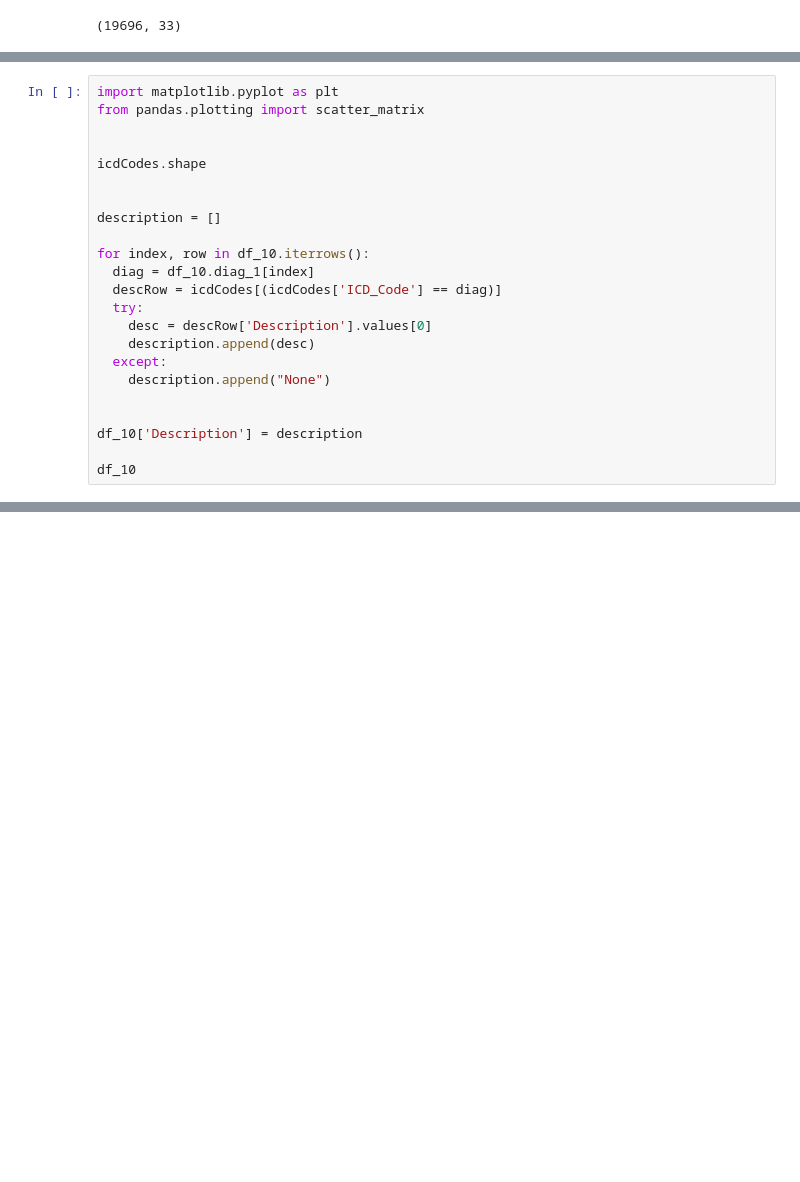
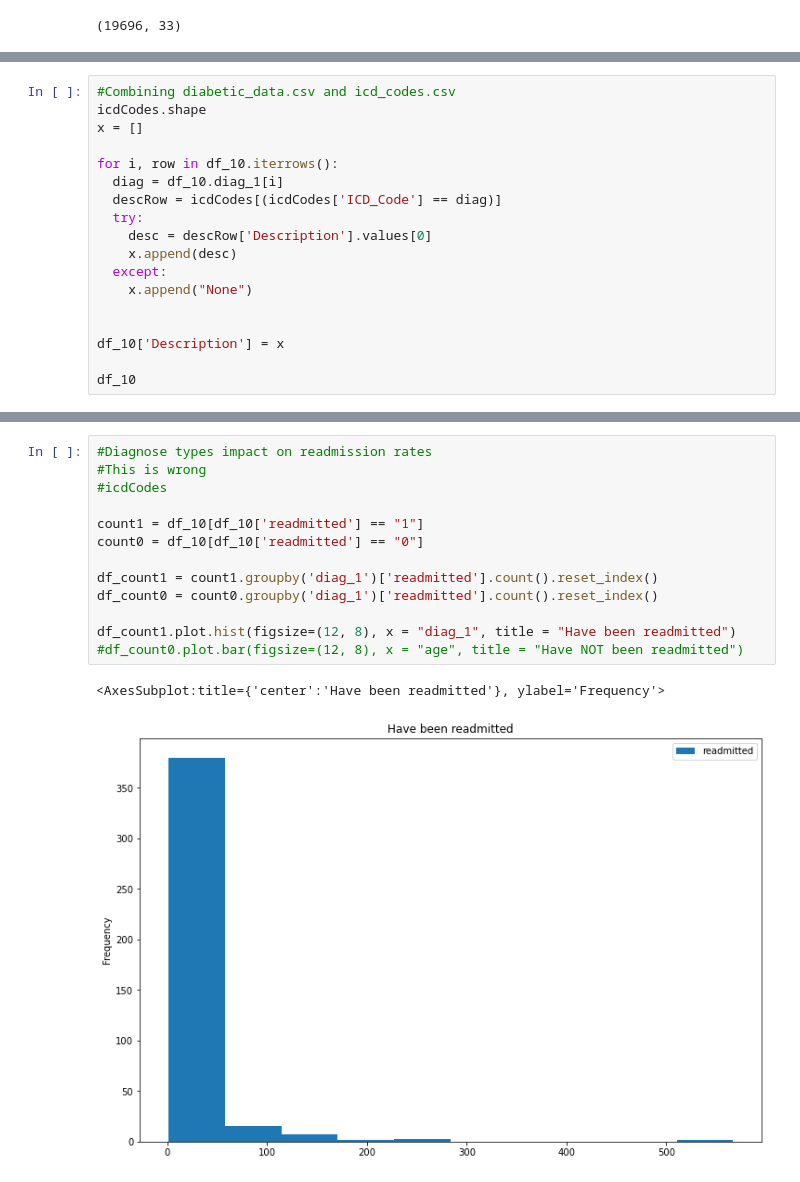
Before and after one commit to sufyaans/bigdata_cw2, a Jupyter notebook: 193_solution.ipynb, the cells around one changed output, grey strips where cells are left out. Drawn from its saved outputs; the diff is of its cells as text; blank space fills up the shorter version.

Commit message:
working on diagnose types impact graph

```diff
--- a/193_solution.ipynb
+++ b/193_solution.ipynb
@@ -363,24 +340,19 @@ grouped
 # %%
-import matplotlib.pyplot as plt
-from pandas.plotting import scatter_matrix
+#Combining diabetic_data.csv and icd_codes.csv
+icdCodes.shape
+x = []
 
-
-icdCodes.shape
-
-
-description = []
-
-for index, row in df_10.iterrows():
-  diag = df_10.diag_1[index]
+for i, row in df_10.iterrows():
+  diag = df_10.diag_1[i]
   descRow = icdCodes[(icdCodes['ICD_Code'] == diag)]
   try:
     desc = descRow['Description'].values[0]
-    description.append(desc)
+    x.append(desc)
   except:
-    description.append("None")
+    x.append("None")
 
 
-df_10['Description'] = description
+df_10['Description'] = x
 
 df_10
 # %% [output]
@@ -402,3 +374,19 @@ See the caveats in the documentation: http://pandas.pydata.org/pandas-docs/stabl
 | 101720 | 443266892 | 180189752 | Caucasian | Male | 55 | 2 | 1 | ... |
 | 101749 | 443816024 | 106392411 | Caucasian | Female | 75 | 3 | 6 | ... |
 19696 rows × 34 columns
+# %%
+#Diagnose types impact on readmission rates
+#This is wrong
+#icdCodes
+
+count1 = df_10[df_10['readmitted'] == "1"]
+count0 = df_10[df_10['readmitted'] == "0"]
+
+df_count1 = count1.groupby('diag_1')['readmitted'].count().reset_index()
+df_count0 = count0.groupby('diag_1')['readmitted'].count().reset_index()
+
+df_count1.plot.hist(figsize=(12, 8), x = "diag_1", title = "Have been readmitted")
+#df_count0.plot.bar(figsize=(12, 8), x = "age", title = "Have NOT been readmitted")
+# %% [output]
+<AxesSubplot:title={'center':'Have been readmitted'}, ylabel='Frequency'>
+[figure, added]
```
Also changed, not shown: parts of 9 cells of this notebook.
